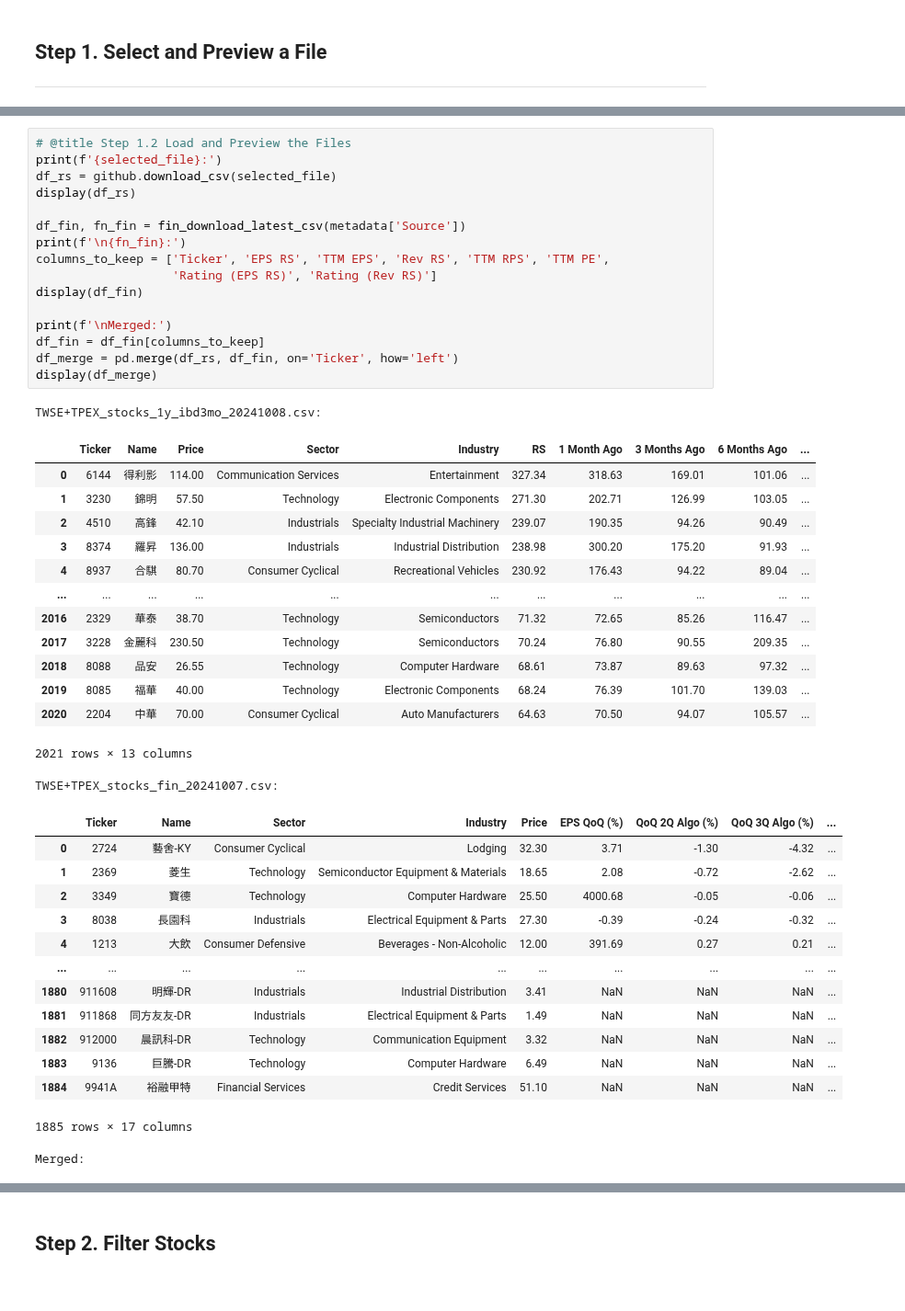
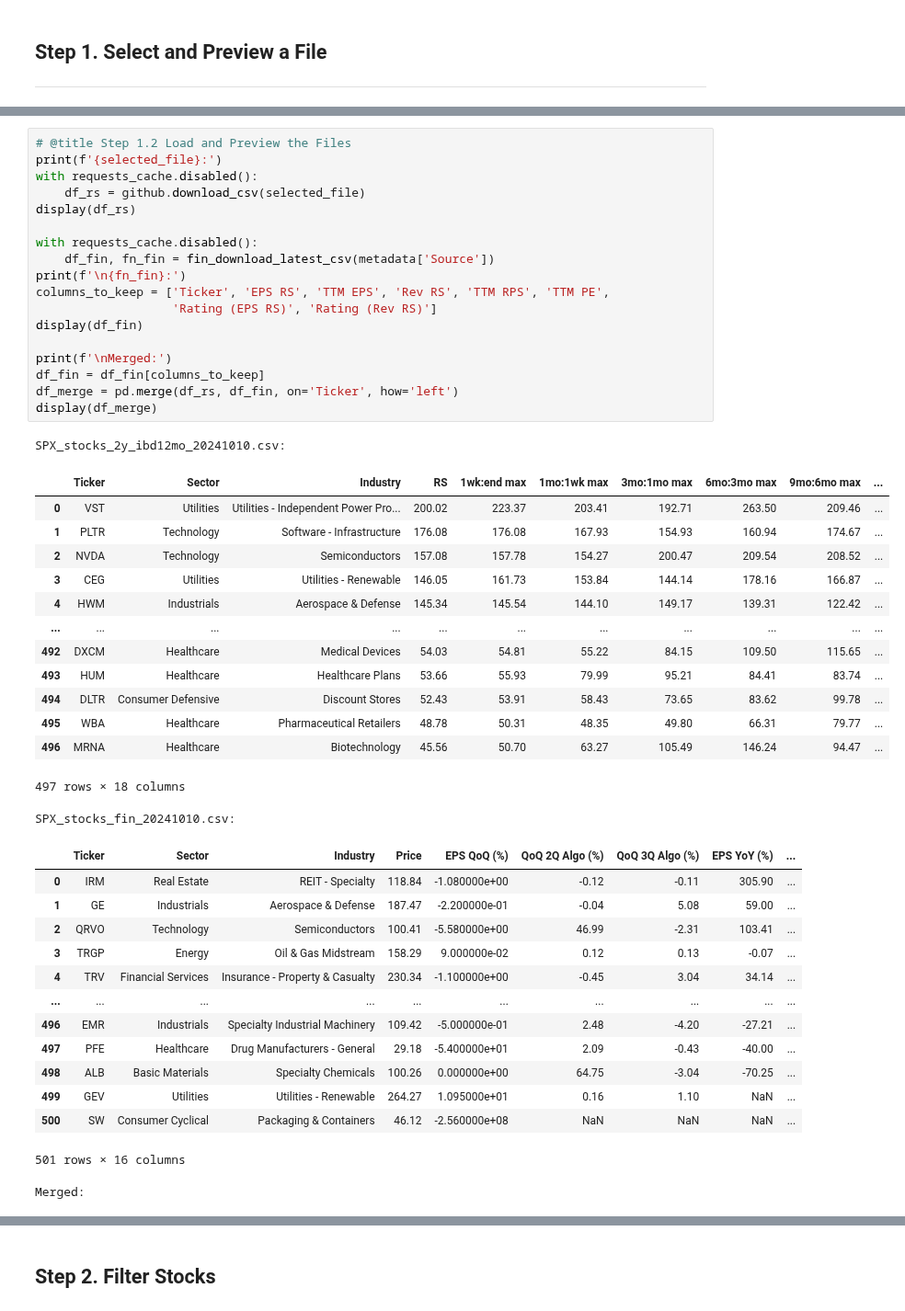
Before and after one commit to yorkjong/stock-reports, a Jupyter notebook: notebooks/ibd_reports.ipynb, the cells around one changed output, grey strips where cells are left out. Shown at 92% size. Saved outputs shown, nothing was run; the diff lists cells and outputs as text.

Commit message:
feat: Update columns
- Updated columns
- Completed Filter 1..Filter 4

```diff
--- a/notebooks/ibd_reports.ipynb
+++ b/notebooks/ibd_reports.ipynb
@@ -520,46 +520,48 @@ update_dropdowns()
 # %%
 # @title Step 1.2 Load and Preview the Files
 print(f'{selected_file}:')
-df_rs = github.download_csv(selected_file)
+with requests_cache.disabled():
+    df_rs = github.download_csv(selected_file)
 display(df_rs)
 
-df_fin, fn_fin = fin_download_latest_csv(metadata['Source'])
+with requests_cache.disabled():
+    df_fin, fn_fin = fin_download_latest_csv(metadata['Source'])
 print(f'\n{fn_fin}:')
 columns_to_keep = ['Ticker', 'EPS RS', 'TTM EPS', 'Rev RS', 'TTM RPS', 'TTM PE',
                    'Rating (EPS RS)', 'Rating (Rev RS)']
 display(df_fin)
 
 print(f'\nMerged:')
 df_fin = df_fin[columns_to_keep]
 df_merge = pd.merge(df_rs, df_fin, on='Ticker', how='left')
 display(df_merge)
 # %% [output]
-TWSE+TPEX_stocks_1y_ibd3mo_20241008.csv:
+SPX_stocks_2y_ibd12mo_20241010.csv:
-|  | Ticker | Name | Price | Sector | Industry | RS | 1 Month Ago | 3 Months Ago | 6 Months Ago | ... |
-| 0 | 6144 | 得利影 | 114.00 | Communication Services | Entertainment | 327.34 | 318.63 | 169.01 | 101.06 | ... |
-| 1 | 3230 | 錦明 | 57.50 | Technology | Electronic Components | 271.30 | 202.71 | 126.99 | 103.05 | ... |
-| 2 | 4510 | 高鋒 | 42.10 | Industrials | Specialty Industrial Machinery | 239.07 | 190.35 | 94.26 | 90.49 | ... |
-| 3 | 8374 | 羅昇 | 136.00 | Industrials | Industrial Distribution | 238.98 | 300.20 | 175.20 | 91.93 | ... |
-| 4 | 8937 | 合騏 | 80.70 | Consumer Cyclical | Recreational Vehicles | 230.92 | 176.43 | 94.22 | 89.04 | ... |
+|  | Ticker | Sector | Industry | RS | 1wk:end max | 1mo:1wk max | 3mo:1mo max | 6mo:3mo max | 9mo:6mo max | ... |
+| 0 | VST | Utilities | Utilities - Independent Power Pro... | 200.02 | 223.37 | 203.41 | 192.71 | 263.50 | 209.46 | ... |
+| 1 | PLTR | Technology | Software - Infrastructure | 176.08 | 176.08 | 167.93 | 154.93 | 160.94 | 174.67 | ... |
+| 2 | NVDA | Technology | Semiconductors | 157.08 | 157.78 | 154.27 | 200.47 | 209.54 | 208.52 | ... |
+| 3 | CEG | Utilities | Utilities - Renewable | 146.05 | 161.73 | 153.84 | 144.14 | 178.16 | 166.87 | ... |
+| 4 | HWM | Industrials | Aerospace & Defense | 145.34 | 145.54 | 144.10 | 149.17 | 139.31 | 122.42 | ... |
 | ... | ... | ... | ... | ... | ... | ... | ... | ... | ... | ... |
-| 2016 | 2329 | 華泰 | 38.70 | Technology | Semiconductors | 71.32 | 72.65 | 85.26 | 116.47 | ... |
-| 2017 | 3228 | 金麗科 | 230.50 | Technology | Semiconductors | 70.24 | 76.80 | 90.55 | 209.35 | ... |
-| 2018 | 8088 | 品安 | 26.55 | Technology | Computer Hardware | 68.61 | 73.87 | 89.63 | 97.32 | ... |
-| 2019 | 8085 | 福華 | 40.00 | Technology | Electronic Components | 68.24 | 76.39 | 101.70 | 139.03 | ... |
-| 2020 | 2204 | 中華 | 70.00 | Consumer Cyclical | Auto Manufacturers | 64.63 | 70.50 | 94.07 | 105.57 | ... |
+| 492 | DXCM | Healthcare | Medical Devices | 54.03 | 54.81 | 55.22 | 84.15 | 109.50 | 115.65 | ... |
+| 493 | HUM | Healthcare | Healthcare Plans | 53.66 | 55.93 | 79.99 | 95.21 | 84.41 | 83.74 | ... |
+| 494 | DLTR | Consumer Defensive | Discount Stores | 52.43 | 53.91 | 58.43 | 73.65 | 83.62 | 99.78 | ... |
+| 495 | WBA | Healthcare | Pharmaceutical Retailers | 48.78 | 50.31 | 48.35 | 49.80 | 66.31 | 79.77 | ... |
+| 496 | MRNA | Healthcare | Biotechnology | 45.56 | 50.70 | 63.27 | 105.49 | 146.24 | 94.47 | ... |
-2021 rows × 13 columns
+497 rows × 18 columns
-TWSE+TPEX_stocks_fin_20241007.csv:
+SPX_stocks_fin_20241010.csv:
-|  | Ticker | Name | Sector | Industry | Price | EPS QoQ (%) | QoQ 2Q Algo (%) | QoQ 3Q Algo (%) | ... |
-| 0 | 2724 | 藝舍-KY | Consumer Cyclical | Lodging | 32.30 | 3.71 | -1.30 | -4.32 | ... |
-| 1 | 2369 | 菱生 | Technology | Semiconductor Equipment & Materials | 18.65 | 2.08 | -0.72 | -2.62 | ... |
-| 2 | 3349 | 寶德 | Technology | Computer Hardware | 25.50 | 4000.68 | -0.05 | -0.06 | ... |
-| 3 | 8038 | 長園科 | Industrials | Electrical Equipment & Parts | 27.30 | -0.39 | -0.24 | -0.32 | ... |
-| 4 | 1213 | 大飲 | Consumer Defensive | Beverages - Non-Alcoholic | 12.00 | 391.69 | 0.27 | 0.21 | ... |
+|  | Ticker | Sector | Industry | Price | EPS QoQ (%) | QoQ 2Q Algo (%) | QoQ 3Q Algo (%) | EPS YoY (%) | ... |
+| 0 | IRM | Real Estate | REIT - Specialty | 118.84 | -1.080000e+00 | -0.12 | -0.11 | 305.90 | ... |
+| 1 | GE | Industrials | Aerospace & Defense | 187.47 | -2.200000e-01 | -0.04 | 5.08 | 59.00 | ... |
+| 2 | QRVO | Technology | Semiconductors | 100.41 | -5.580000e+00 | 46.99 | -2.31 | 103.41 | ... |
+| 3 | TRGP | Energy | Oil & Gas Midstream | 158.29 | 9.000000e-02 | 0.12 | 0.13 | -0.07 | ... |
+| 4 | TRV | Financial Services | Insurance - Property & Casualty | 230.34 | -1.100000e+00 | -0.45 | 3.04 | 34.14 | ... |
 | ... | ... | ... | ... | ... | ... | ... | ... | ... | ... |
-| 1880 | 911608 | 明輝-DR | Industrials | Industrial Distribution | 3.41 | NaN | NaN | NaN | ... |
-| 1881 | 911868 | 同方友友-DR | Industrials | Electrical Equipment & Parts | 1.49 | NaN | NaN | NaN | ... |
-| 1882 | 912000 | 晨訊科-DR | Technology | Communication Equipment | 3.32 | NaN | NaN | NaN | ... |
-| 1883 | 9136 | 巨騰-DR | Technology | Computer Hardware | 6.49 | NaN | NaN | NaN | ... |
-| 1884 | 9941A | 裕融甲特 | Financial Services | Credit Services | 51.10 | NaN | NaN | NaN | ... |
+| 496 | EMR | Industrials | Specialty Industrial Machinery | 109.42 | -5.000000e-01 | 2.48 | -4.20 | -27.21 | ... |
+| 497 | PFE | Healthcare | Drug Manufacturers - General | 29.18 | -5.400000e+01 | 2.09 | -0.43 | -40.00 | ... |
+| 498 | ALB | Basic Materials | Specialty Chemicals | 100.26 | 0.000000e+00 | 64.75 | -3.04 | -70.25 | ... |
+| 499 | GEV | Utilities | Utilities - Renewable | 264.27 | 1.095000e+01 | 0.16 | 1.10 | NaN | ... |
+| 500 | SW | Consumer Cyclical | Packaging & Containers | 46.12 | -2.560000e+08 | NaN | NaN | NaN | ... |
-1885 rows × 17 columns
+501 rows × 16 columns
 Merged:
```
Also changed, not shown: parts of 5 cells of this notebook.
